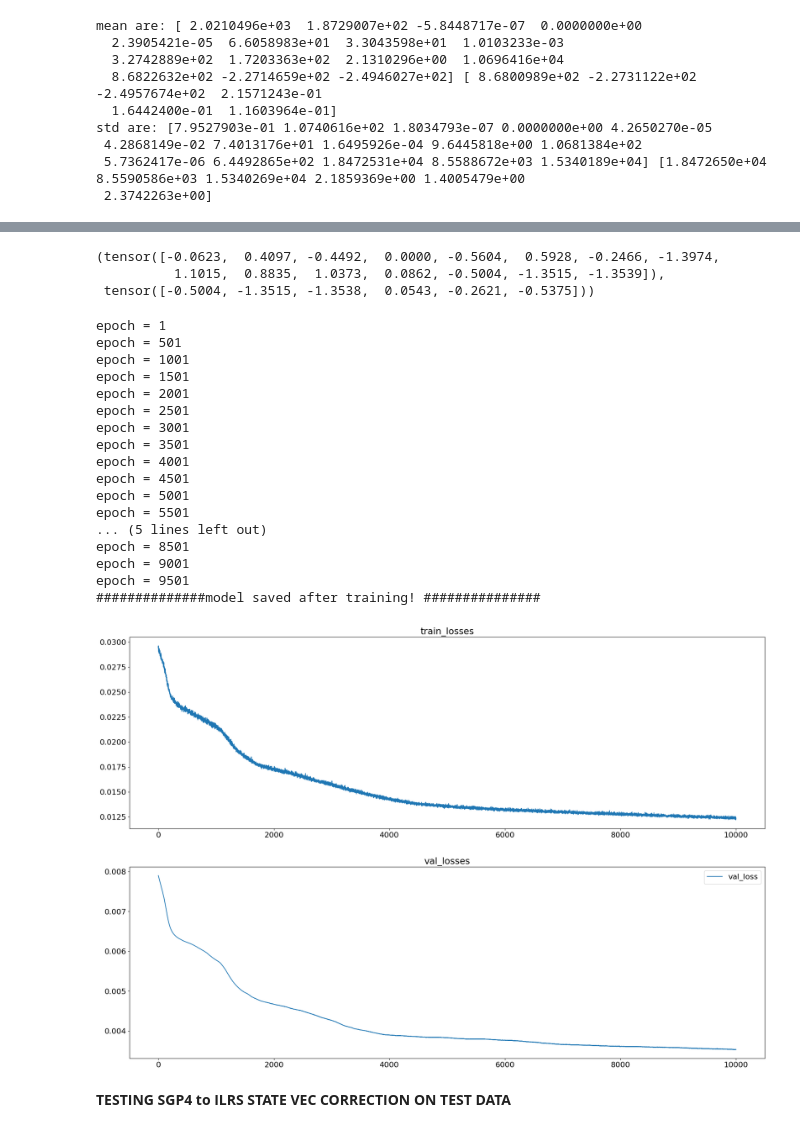
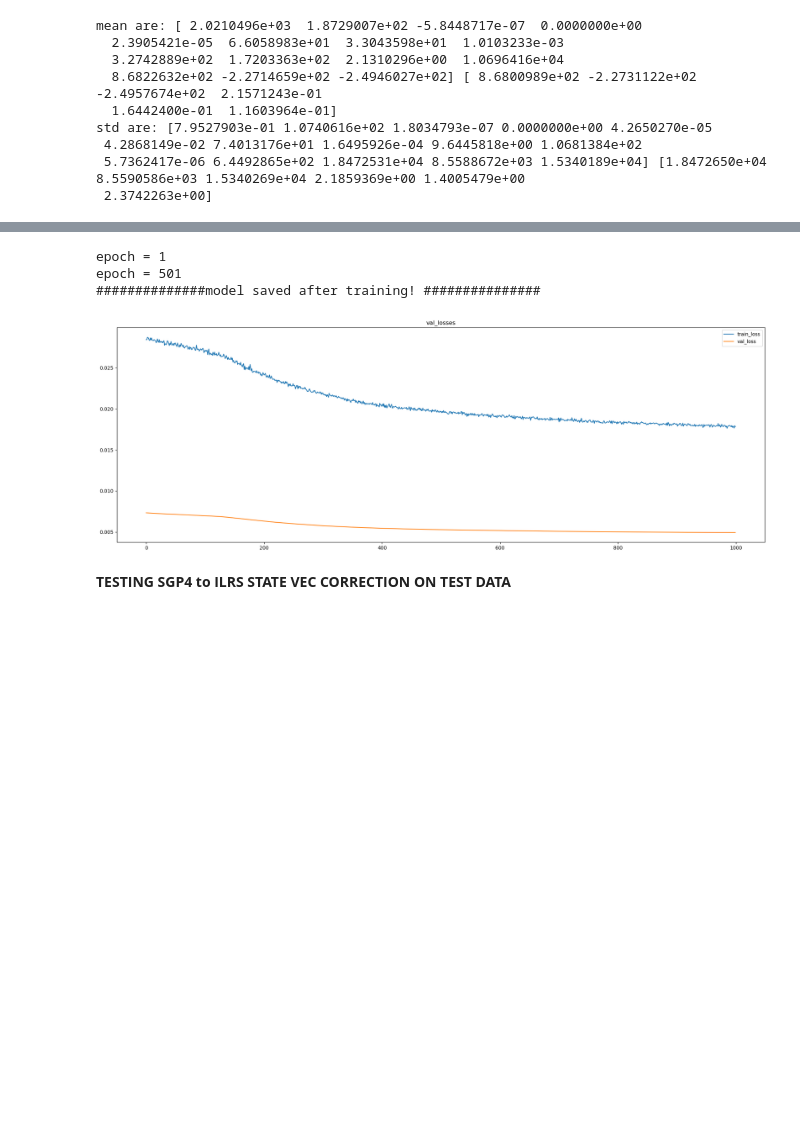
Before and after one commit to Nikita-Belyakov/NN_satellite_state_vec_Corrector_, a Jupyter notebook: SGP_ILRS_data_corrector.ipynb, the cells around one changed output, grey strips where cells are left out. Drawn from its saved outputs; the diff is of its cells as text; code cells hidden in the pictures; blank space fills up the shorter version.

```diff
--- a/SGP_ILRS_data_corrector.ipynb
+++ b/SGP_ILRS_data_corrector.ipynb
@@ -278,7 +270,7 @@ ids_sat = [id_sat_tandemx,id_sat_technosat,id_sat_terrasarx]
 j2000_coords_from_TLEs = []
 sat_names = ['tandemx','technosat','terrasarx']
 for i in range(1):
-    dir_tle = '/content/drive/MyDrive/'+sat_names[i]+'_df_TLE_2021_2022.txt'
+    dir_tle = 'tle/'+sat_names[i]+'_df_TLE_2021_2022.txt'
     tle_strings,tle_df = get_tle_from_spacetrack(ids_sat[i],start,end,sat_names[i],dir_tle)
     j2000_coords_from_TLE = df_j2000_from_TLE(tle_strings,sat_names[i], ids_sat[i])
     j2000_coords_from_TLEs.append(j2000_coords_from_TLE)
@@ -448,6 +297,0 @@ class FCNet(nn.Module):
-# %%
-model = FCNet()
-optimizer = torch.optim.AdamW(model.parameters())
-ex = torch.randn(10,12)
-print(model(ex))#
-criterion =  torch.nn.MSELoss()
@@ -567,15 +366,3 @@ print(trainset[0])
          6.6034e+01,  2.3913e+01,  9.0700e-04,  3.1764e+02,  3.3311e+02,
          2.1310e+00,  1.0167e+04]), tensor([ 12083.8740,  -5261.5317, -21822.5469]), tensor([ 1.2080e+04, -5.2639e+03, -2.1822e+04,  3.8836e+00,  2.4144e+00,
         -9.6215e-02]))
-# %%
-model.train()
-num_epochs = 10000
-train_losses,val_losses, tle_ilrs_losses = train(model,train_loader, val_loader, criterion, optimizer, num_epochs=num_epochs, bs = batch_size)
-fig, ax = plt.subplots(2,1, figsize = (24,16))
-ax[0].plot(np.arange(num_epochs),train_losses, label = 'train_loss')
-ax[1].plot(np.arange(num_epochs),val_losses, label = 'val_loss')
-ax[1].plot(np.arange(num_epochs),tle_ilrs_losses, label = 'tle_ilrs_loss')
-ax[0].set_title('train_losses')
-ax[1].set_title('val_losses vs tle_ilrs_loss')
-plt.legend()
-plt.show()
@@ -603,8 +369 @@ epoch = 9501
-# %%
-model.eval().cuda()
-for tle, vec_state, xyz_sgp4  in test_loader:
-  tle, vec_state, xyz_sgp4 = tle.cuda(), vec_state.cuda(), xyz_sgp4.cuda()
-  optimizer.zero_grad()
-  outputs = model(tle)
-  print('outputs =',outputs, 'ilrs state vec =',vec_state,'rmse = ',criterion(outputs, vec_state).item()/(batch_size+3))
 # %% [markdown]
@@ -673,6 +430,0 @@ x,y
-# %%
-testset[0]
-# %% [output]
-(tensor([-0.0623,  0.4097, -0.4492,  0.0000, -0.5604,  0.5928, -0.2466, -1.3974,
-          1.1015,  0.8835,  1.0373,  0.0862, -0.5004, -1.3515, -1.3539]),
- tensor([-0.5004, -1.3515, -1.3538,  0.0543, -0.2621, -0.5375]))
@@ -766,38 +482,26 @@ model_sgp2ilrs = FC_tiny()
 # %%
-#model_dir = '/content/drive/MyDrive/fc_models/model_10000'
+######## INITIALIZE OUT TINY FC MODEL s############
+model_sgp2ilrs = FC_tiny()
+#model_dir = 'models/tiny_model_10000'
 #model_sgp2ilrs.load_state_dict(torch.load(model_dir))
 lr = 1e-4
 optimizer = torch.optim.AdamW(model_sgp2ilrs.parameters(), lr= lr)
-num_epochs = 10000
-cur_ep = 0#30000
+num_epochs = 1000
+cur_ep = 0
 model_sgp2ilrs.train()
 train_losses,val_losses = train_sgp4_to_ilrs(model_sgp2ilrs,train_loader, val_loader, criterion, optimizer,cur_ep=cur_ep, num_epochs=num_epochs, bs = batch_size)
-fig, ax = plt.subplots(2,1, figsize = (24,16))
-ax[0].plot(np.arange(num_epochs),train_losses, label = 'train_loss')
-ax[1].plot(np.arange(num_epochs),val_losses, label = 'val_loss')
-ax[0].set_title('train_losses')
-ax[1].set_title('val_losses')
+fig, ax = plt.subplots(1,1, figsize = (24,8))
+ax.plot(np.arange(num_epochs),train_losses, label = 'train_loss')
+ax.plot(np.arange(num_epochs),val_losses, label = 'val_loss')
+ax.set_title('train_losses')
+ax.set_title('val_losses')
 plt.legend()
 plt.show()
 # %% [output]
 epoch = 1
 epoch = 501
-epoch = 1001
-epoch = 1501
-epoch = 2001
-epoch = 2501
-epoch = 3001
-epoch = 3501
-epoch = 4001
-epoch = 4501
-epoch = 5001
-epoch = 5501
-... (5 lines left out)
-epoch = 8501
-epoch = 9001
-epoch = 9501
 ##############model saved after training! ###############
-[figure, old version]
+[figure, new version]
 # %% [markdown]
 **TESTING SGP4 to ILRS STATE VEC CORRECTION ON TEST DATA**
 # %%
```
Also changed, not shown: parts of 34 cells of this notebook, 1 other file.
